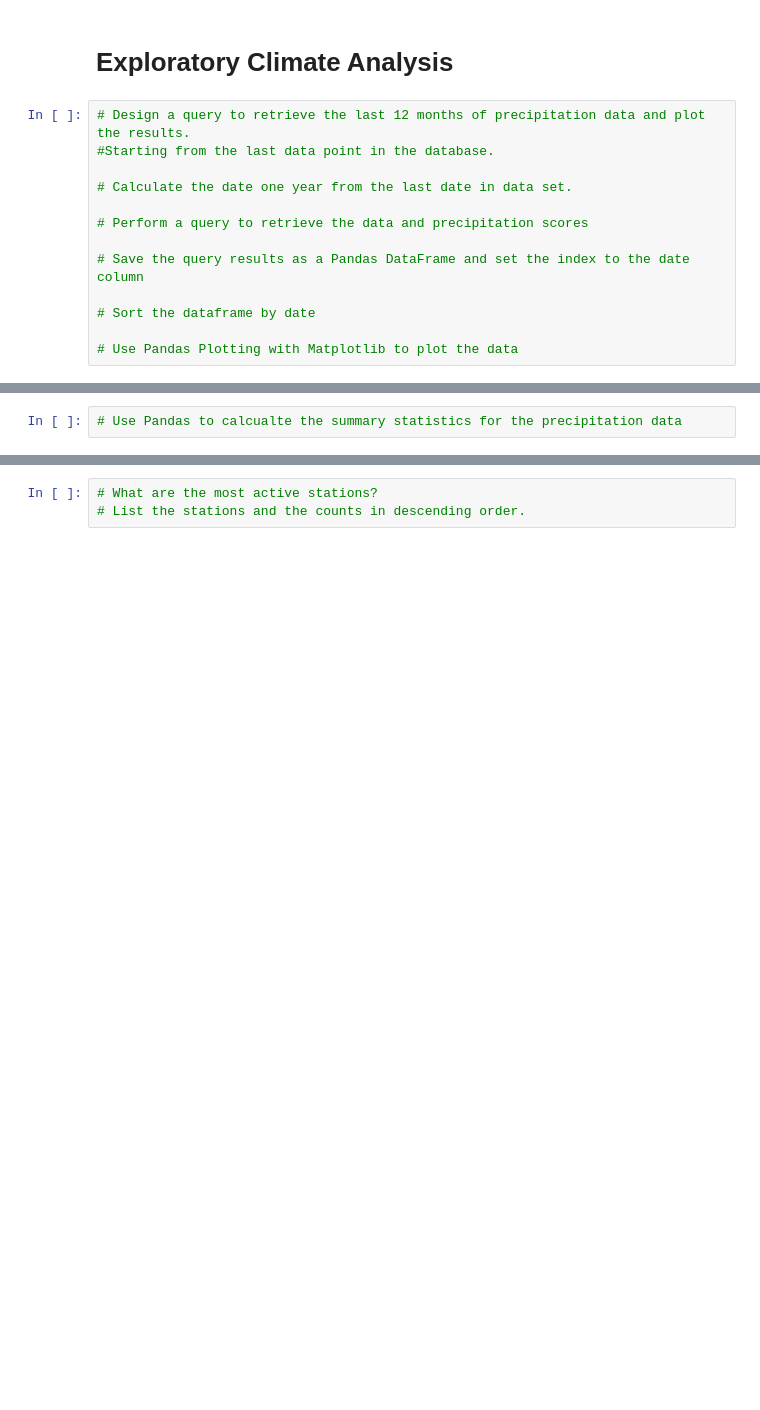
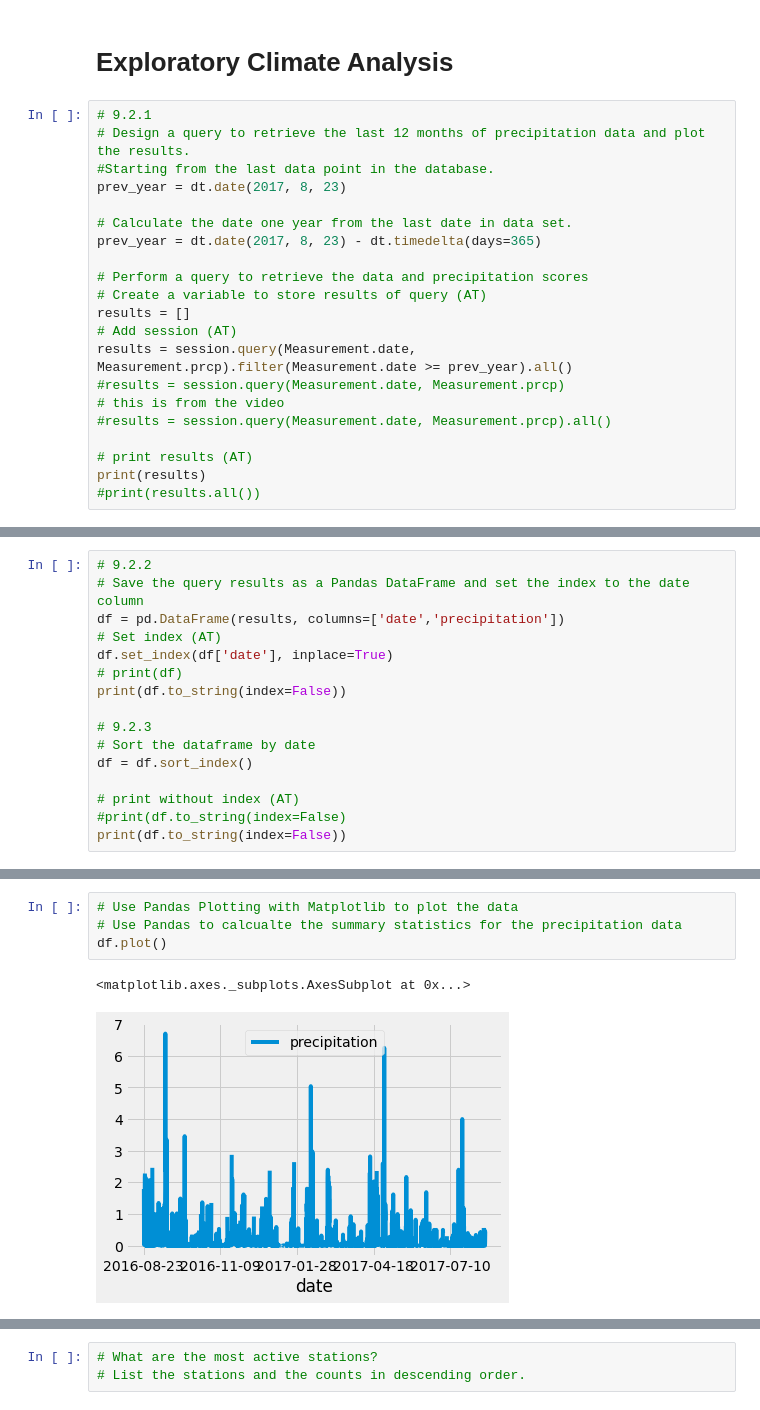
Before and after one commit to abtieku/surfs_up, a Jupyter notebook: climate_analysis.ipynb, the cells around one changed output, grey strips where cells are left out. Drawn from its saved outputs; the diff is of its cells as text; blank space fills up the shorter version.

```diff
--- a/climate_analysis.ipynb
+++ b/climate_analysis.ipynb
@@ -41,15 +49,23 @@ session = Session(engine)
 # %% [markdown]
 # Exploratory Climate Analysis
 # %%
+# 9.2.1
 # Design a query to retrieve the last 12 months of precipitation data and plot the results.
 #Starting from the last data point in the database.
+prev_year = dt.date(2017, 8, 23)
 
 # Calculate the date one year from the last date in data set.
+prev_year = dt.date(2017, 8, 23) - dt.timedelta(days=365)
 
 # Perform a query to retrieve the data and precipitation scores
+# Create a variable to store results of query (AT)
+results = []
+# Add session (AT)
+results = session.query(Measurement.date, Measurement.prcp).filter(Measurement.date >= prev_year).all()
+#results = session.query(Measurement.date, Measurement.prcp)
+# this is from the video
+#results = session.query(Measurement.date, Measurement.prcp).all()
 
-# Save the query results as a Pandas DataFrame and set the index to the date column
-
-# Sort the dataframe by date
-
-# Use Pandas Plotting with Matplotlib to plot the data
+# print results (AT)
+print(results)
+#print(results.all())
@@ -55,0 +74,16 @@ session = Session(engine)
+# %%
+# 9.2.2
+# Save the query results as a Pandas DataFrame and set the index to the date column
+df = pd.DataFrame(results, columns=['date','precipitation'])
+# Set index (AT)
+df.set_index(df['date'], inplace=True)
+# print(df)
+print(df.to_string(index=False))
+
+# 9.2.3
+# Sort the dataframe by date
+df = df.sort_index()
+
+# print without index (AT)
+#print(df.to_string(index=False)
+print(df.to_string(index=False))
@@ -56,3 +108,8 @@ session = Session(engine)
 # %%
+# Use Pandas Plotting with Matplotlib to plot the data
 # Use Pandas to calcualte the summary statistics for the precipitation data
+df.plot()
+# %% [output]
+<matplotlib.axes._subplots.AxesSubplot at 0x...>
+[figure, added]
 # %%
```
Also changed, not shown: parts of 5 cells of this notebook.
